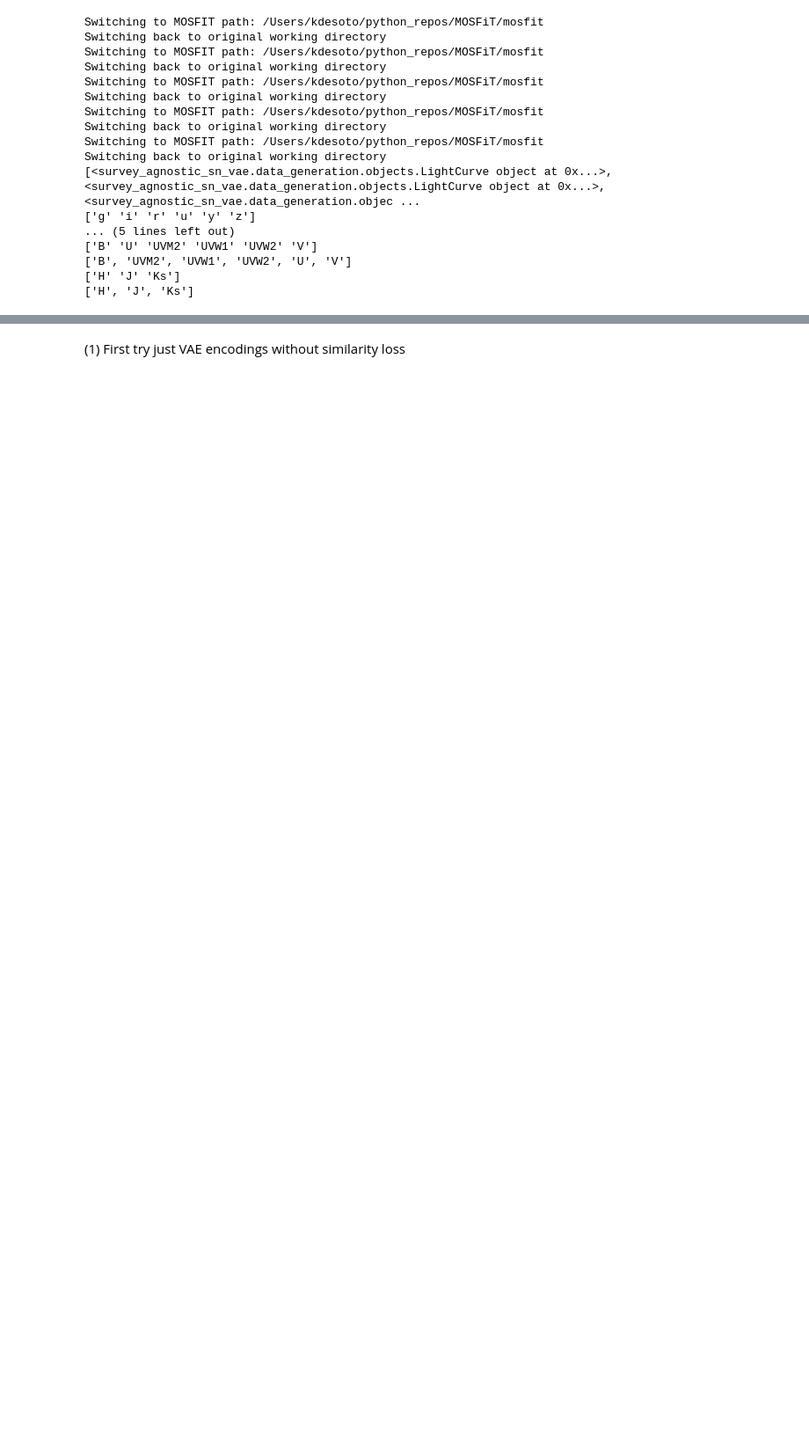
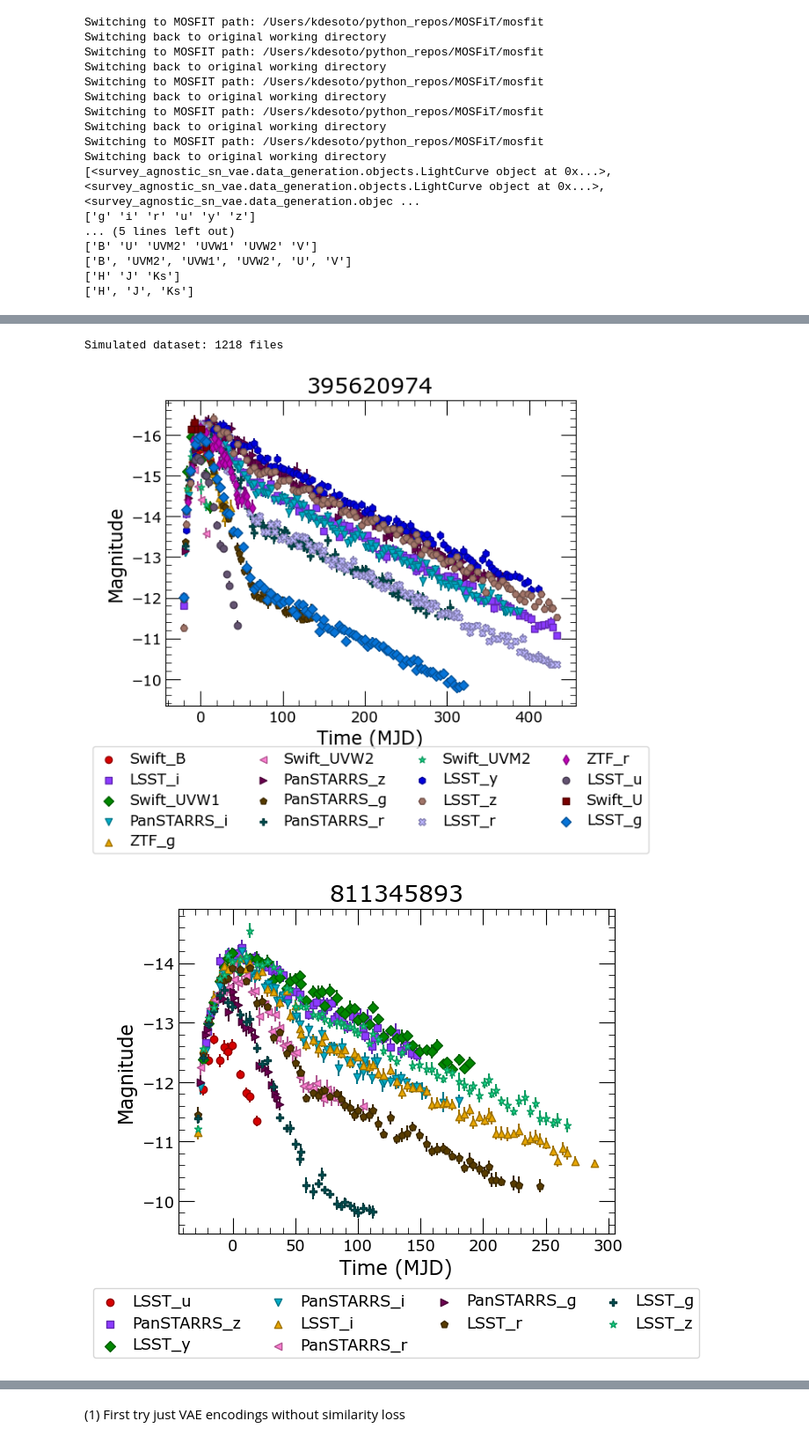
Before and after one commit to kdesoto-astro/survey-agnostic-sn-vae, a Jupyter notebook: data/intro_notebook.ipynb, the cells around one changed output, grey strips where cells are left out. Shown at 88% size. Drawn from its saved outputs; the diff is of its cells as text; code cells hidden in the pictures; blank space fills up the shorter version.

```diff
--- a/data/intro_notebook.ipynb
+++ b/data/intro_notebook.ipynb
@@ -106,26 +72,0 @@ generate_superraenn_lc_file(
-# %%
-# overlay multiple LCs for same object
-from survey_agnostic_sn_vae.plotting import plot_lightcurves
-from survey_agnostic_sn_vae.data_generation.objects import *
-
-import os
-
-OUTPUT_PATH = os.getcwd()
-
-FILT_LIM_MAGS = np.load(
-    os.path.join('/Users/kdesoto/python_repos/survey-agnostic-sn-vae/src/survey_agnostic_sn_vae/data_generation/lim_mags.npz'),
-    allow_pickle=True
-)['lim_mags'].item() # CHANGE TO WHATEVER HERE
-
-print(FILT_LIM_MAGS['LSST r'])
-
-# Now, load Transient obje dct
-all_transient_fns = glob.glob(OUTPUT_PATH+"/transients/*")
-test_transient = Transient.load(
-    all_transient_fns[3],
-)
-
-plot_lightcurves(
-    test_transient,
-    os.path.join(OUTPUT_PATH, "sample_transient.pdf")
-)
@@ -149,0 +92,29 @@ plot_lightcurves(
+# %%
+# check dataset size
+import os
+
+_, _, files = next(os.walk("snapi_transients_simulated"))
+file_count = len(files)
+print(f"Simulated dataset: {file_count} files")
+# %% [output]
+Simulated dataset: 1218 files
+# %%
+# check LC quality
+from snapi import Formatter, Transient
+import glob
+import matplotlib.pyplot as plt
+
+formatter = Formatter()
+for fn in glob.glob("snapi_transients_simulated/*.hdf5")[:5]:
+    fig, ax = plt.subplots()
+    transient = Transient.load(fn)
+    transient.photometry.plot(ax, formatter=formatter)
+    plt.title(transient.id)
+    formatter.make_plot_pretty(ax)
+    formatter.add_legend(ax)
+    plt.show()
+    formatter.reset_colors()
+    formatter.reset_markers()
+# %% [output]
+[figure, added]
+[figure, added]
```
Also changed, not shown: parts of 36 cells of this notebook, 32 other files.
